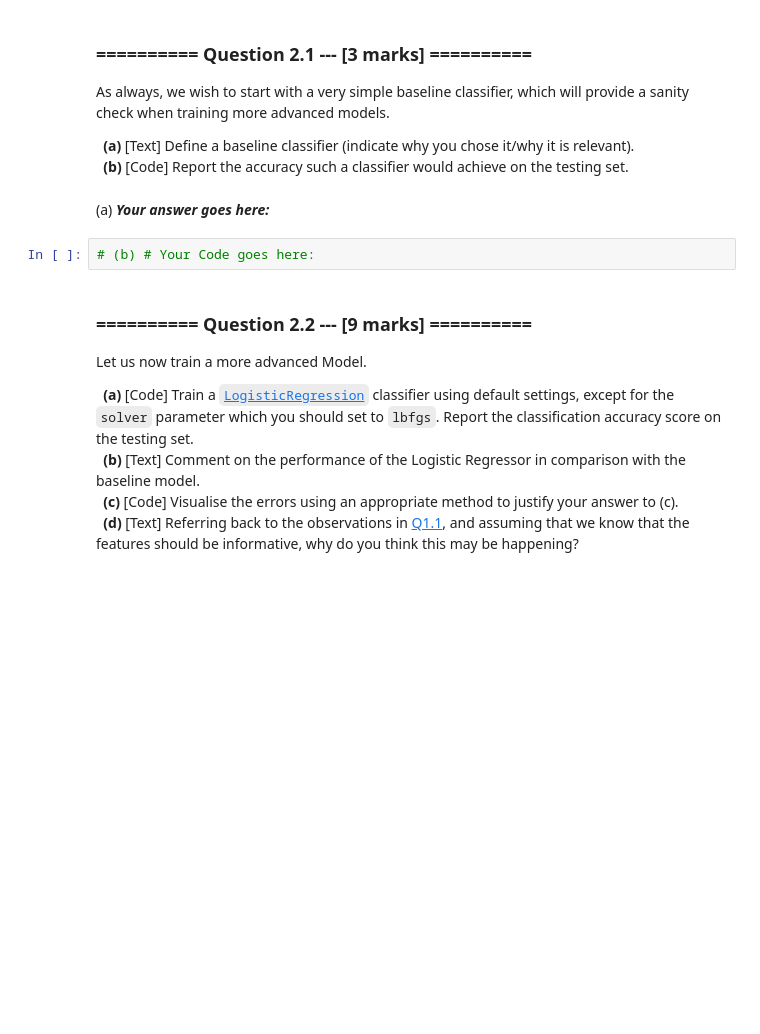
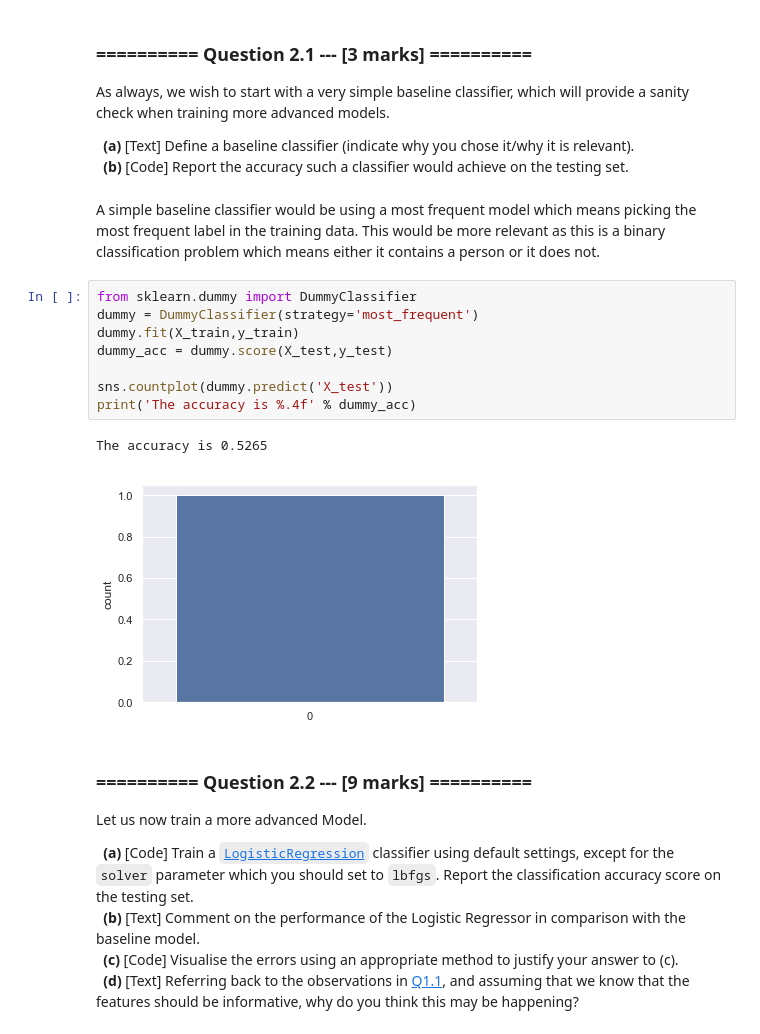
Before and after one commit to aadulan/iaml2018, a Jupyter notebook: Assignments/03_A_ObjectRecognition.ipynb, the cells around one changed output. Cells and saved outputs as stored; diff of their text form; blank space fills up the shorter version.

```diff
--- a/Assignments/03_A_ObjectRecognition.ipynb
+++ b/Assignments/03_A_ObjectRecognition.ipynb
@@ -259,10 +340,19 @@ As always, we wish to start with a very simple baseline classifier, which will p
 
 &nbsp;&nbsp;**(a)** [Text] Define a baseline classifier (indicate why you chose it/why it is relevant).<br>
 &nbsp;&nbsp;**(b)** [Code] Report the accuracy such a classifier would achieve on the testing set.
-# %% [markdown]
-(a) ***Your answer goes here:***
-# %%
-# (b) # Your Code goes here:
+# %% [markdown]
+A simple baseline classifier would be using a most frequent model which means picking the most  frequent label in the training data. This would be more relevant as this is a binary classification problem which means either it contains a person or it does not.
+# %%
+from sklearn.dummy import DummyClassifier
+dummy = DummyClassifier(strategy='most_frequent')
+dummy.fit(X_train,y_train)
+dummy_acc = dummy.score(X_test,y_test)
+
+sns.countplot(dummy.predict('X_test'))
+print('The accuracy is %.4f' % dummy_acc)
+# %% [output]
+The accuracy is 0.5265
+[figure, added]
 # %% [markdown]
 ### ========== Question 2.2 --- [9 marks] ==========
 <a id='question2_2'></a>
```
Also changed, not shown: parts of 8 cells of this notebook.
